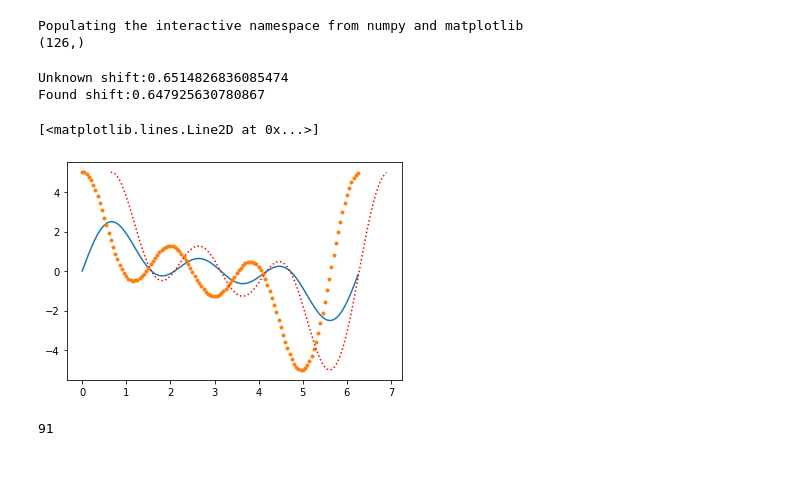
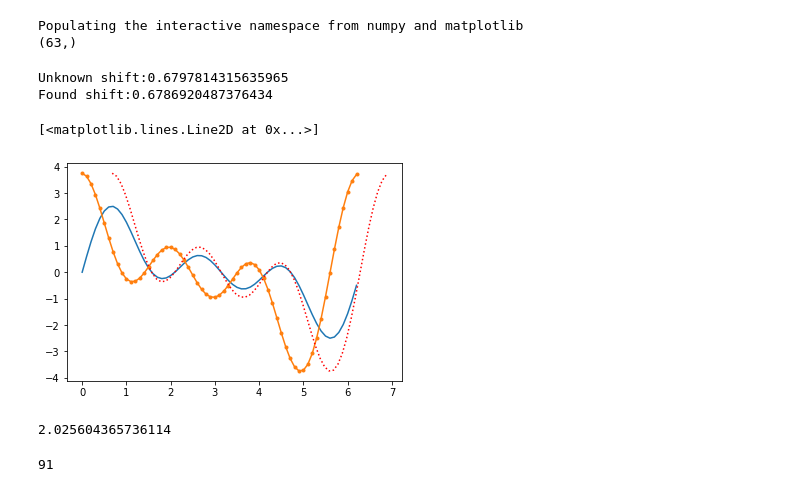
Before and after one commit to neuralabc/spft-java, a Jupyter notebook: spft/ComputingBxMetrics_testing.ipynb, the cells around one changed output. Saved outputs shown, nothing was run; the diff lists cells and outputs as text; code cells hidden in the pictures.

```diff
--- a/spft/ComputingBxMetrics_testing.ipynb
+++ b/spft/ComputingBxMetrics_testing.ipynb
@@ -3,15 +3,17 @@
 import numpy as np
 from scipy.interpolate import interp1d
 from scipy.optimize import leastsq
+
+
 def yvals(x):
     return np.sin(x)+np.sin(x*2)+np.sin(3*x)
 
-dx = .05
+dx = .1
 X = np.arange(0,2*np.pi,dx)
 Y = yvals(X)
 
-unknown_shift = np.random.random()*100 * dx
-Y_shifted = yvals(X + unknown_shift)*2
+unknown_shift = 2*(np.random.random()*10 * dx)
+Y_shifted = yvals(X + unknown_shift)*1.5
 
 # ## to reduce the res of this and then bring it back
 # Y_shifted = Y_shifted[::3]
@@ -25,22 +27,26 @@ found_shift = leastsq(err_func,p0)[0][0]
 print(X.shape)
 # %% [output]
 Populating the interactive namespace from numpy and matplotlib
-(126,)
+(63,)
 # %%
 found_shift = leastsq(err_func,p0)[0][0]
 
 print(f"Unknown shift:{unknown_shift} ")
 print(f"Found shift:{found_shift} ")
 # %% [output]
-Unknown shift:0.6514826836085474
-Found shift:0.647925630780867
+Unknown shift:0.6797814315635965
+Found shift:0.6786920487376434
 # %%
 plt.plot(X,Y)
-plt.plot(X,Y_shifted,'.')
+plt.plot(X,Y_shifted,'.-')
 plt.plot(X+found_shift,Y_shifted,'r:',label='shifted')
 # %% [output]
 [<matplotlib.lines.Line2D at 0x...>]
-[figure, old version]
+[figure, new version]
+# %%
+np.sqrt(((Y-Y_shifted)**2).mean())
+# %% [output]
+2.025604365736114
 # %%
 def lag_calc(yy,yy_shifted):
     from scipy import signal
```
